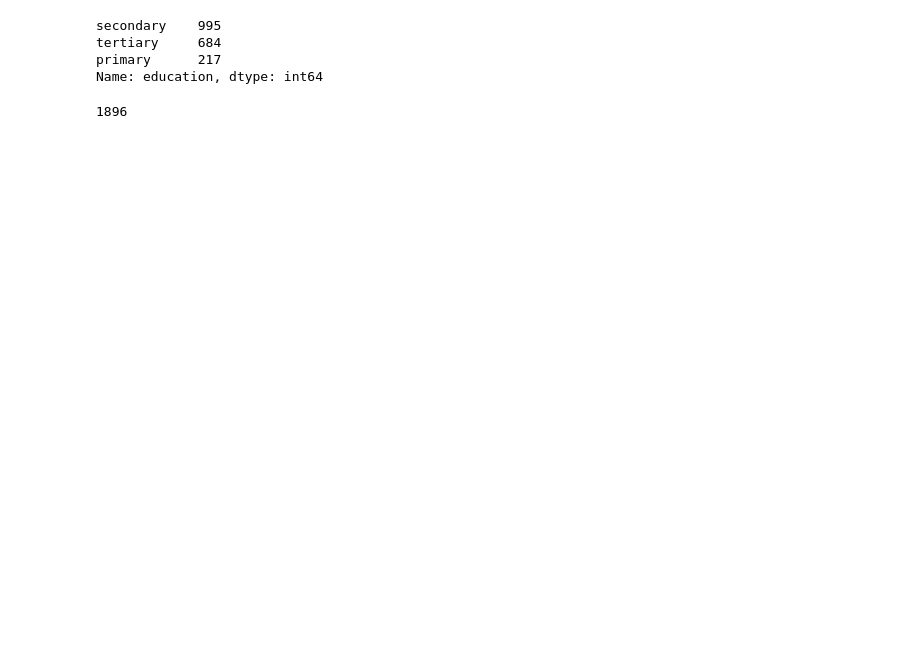
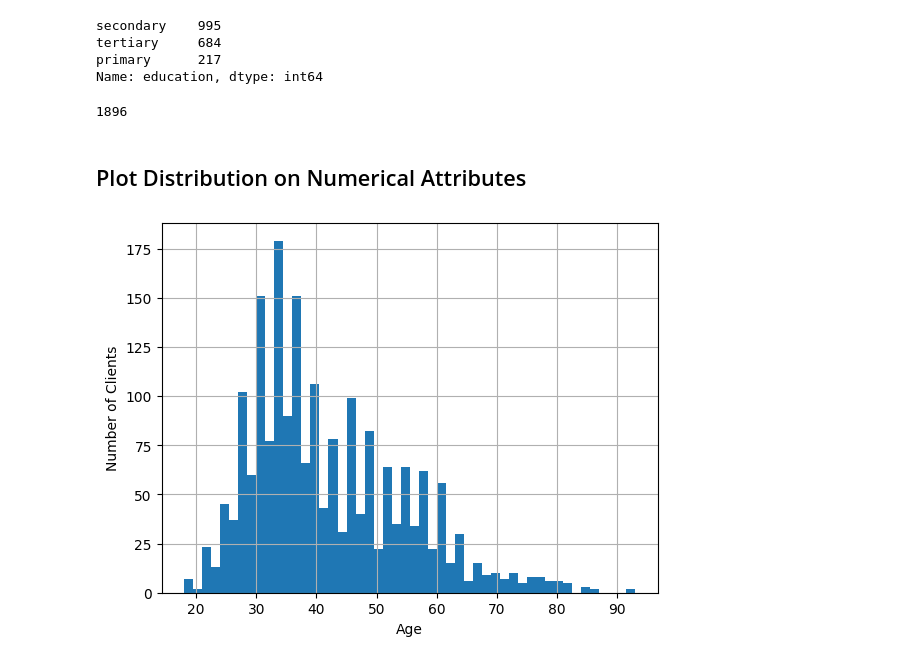
Before and after one commit to ishalazo/CS4168-DataMining-Labs, a Jupyter notebook: Lab1/lab1.ipynb, the cells around one changed output. Drawn from its saved outputs; the diff is of its cells as text; code cells hidden in the pictures; blank space fills up the shorter version.

```diff
--- a/Lab1/lab1.ipynb
+++ b/Lab1/lab1.ipynb
@@ -91,3 +101,12 @@ Name: education, dtype: int64
 df['education'].count()
 # %% [output]
 1896
+# %% [markdown]
+## Plot Distribution on Numerical Attributes
+# %%
+df['age'].hist(bins=50)
+plt.xlabel("Age")
+plt.ylabel('Number of Clients')
+plt.show()
+# %% [output]
+[figure, added]
```
Also changed, not shown: parts of 10 cells of this notebook.
